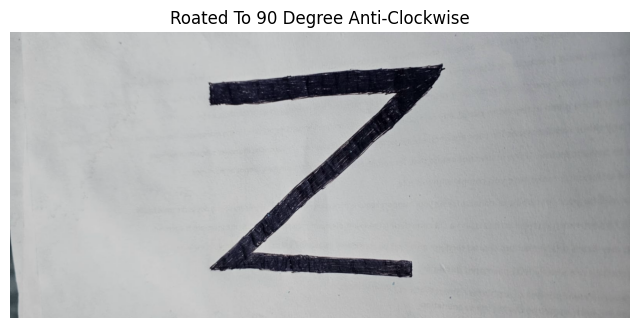
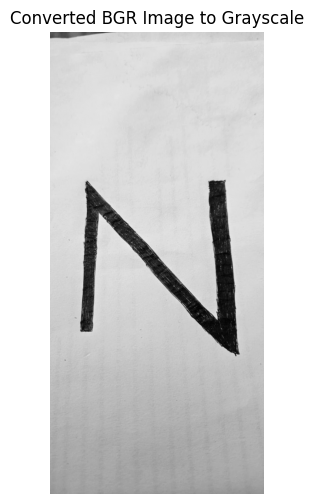
Unified diff of the notebook cell whose output changed from the first chart to the second:
--- before
+++ after
@@ -22,6 +22,5 @@
 
 # Step:1 - Acquiring one real handwritten test sample Image for validation and Load Handwritten Image
-# imgpath = 'C:\GithubRepositoryFolder\cv-assignment-1\my_handwritten_text.png'
-imgpath = 'my_handwritten_text.png'
+imgpath = 'C:\GithubRepositoryFolder\cv-assignment-1\my_handwritten_text.png'
 handwrittenimage = cv2.imread(imgpath)
 
@@ -31,30 +30,30 @@
 else: showImage(handwrittenimage,"Handwritten Original Image")
 
-# Step:2 - Perform Elementary Operation On Test Image - Rotate Handwritten Test Image 90 Degree Anti-Clockwise and saving it
-rotated_handwrittenimage = cv2.rotate(handwrittenimage, cv2.ROTATE_90_COUNTERCLOCKWISE)
-showImage(rotated_handwrittenimage,"Roated To 90 Degree Anti-Clockwise")
-if cv2.imwrite("C:\GithubRepositoryFolder\cv-assignment-1\rotated_Z.png", rotated_handwrittenimage):
-    print("rotated_Z.png saved successfully")
-else:
-    print("Failed to save rotated_Z.png")
+# # Step:2 - Perform Elementary Operation On Test Image - Rotate Handwritten Test Image 90 Degree Anti-Clockwise 
+# rotated_handwrittenimage = cv2.rotate(handwrittenimage, cv2.ROTATE_90_COUNTERCLOCKWISE)
+# showImage(rotated_handwrittenimage,"Roated To 90 Degree Anti-Clockwise")
 
-
-# Step:3 - Perform Elementary Operation On Test Image - Convert BGR Image to Grayscale
-grayscale_handwrittenimage = cv2.cvtColor(rotated_handwrittenimage,cv2.COLOR_BGR2GRAY)
+# Step:2 - Perform Elementary Operation On Test Image - Convert BGR Image to Grayscale
+grayscale_handwrittenimage = cv2.cvtColor(handwrittenimage,cv2.COLOR_BGR2GRAY)
 showImage(grayscale_handwrittenimage,"Converted BGR Image to Grayscale")
 
-# Step:4 - Convert to binary (thresholding) - Inverts the pixel values of a grayscale handwritten image using OpenCV Function & Displays the inverted image in a window titled "Appled Binary Inverse Threshold".
+# Step:3 - Convert to binary (thresholding) - Inverts the pixel values of a grayscale handwritten image using OpenCV Function & Displays the inverted image in a window titled "Appled Binary Inverse Threshold".
 img_binary = cv2.bitwise_not(grayscale_handwrittenimage)
 showImage(img_binary,"Appled Binary Inverse Threshold")
 
-# Step:5 - Perform Elementary Operation On Test Image - Resizing the image to 28×28
+# Step:4 - Perform Elementary Operation On Test Image - Resizing the image to 28×28 and saving it
 resized_handwrittenimage = cv2.resize(img_binary, (28, 28), interpolation=cv2.INTER_AREA)
 showImage(resized_handwrittenimage,"Resized To 28X28")
+if cv2.imwrite(r"C:\GithubRepositoryFolder\cv-assignment-1\resized_Z.png", resized_handwrittenimage):
+    print("resized_Z.png saved successfully")
+else:
+    print("Failed to save resized_Z.png")
 
-# Step:6 - Flatten to 1D array of length 784 & checking the length of the Bit Array
+
+# Step:5 - Flatten to 1D array of length 784 & checking the length of the Bit Array
 bit_array = resized_handwrittenimage.flatten().astype(np.uint8)
 print(len(bit_array))
 
-# Step:7 - Print as continuous bit string - Convert each bit to string and join with commas
+# Step:6 - Print as continuous bit string - Convert each bit to string and join with commas
 cs_bit = ''
 for b in bit_array:

Commit: Re-Pushing Previously Failed File.